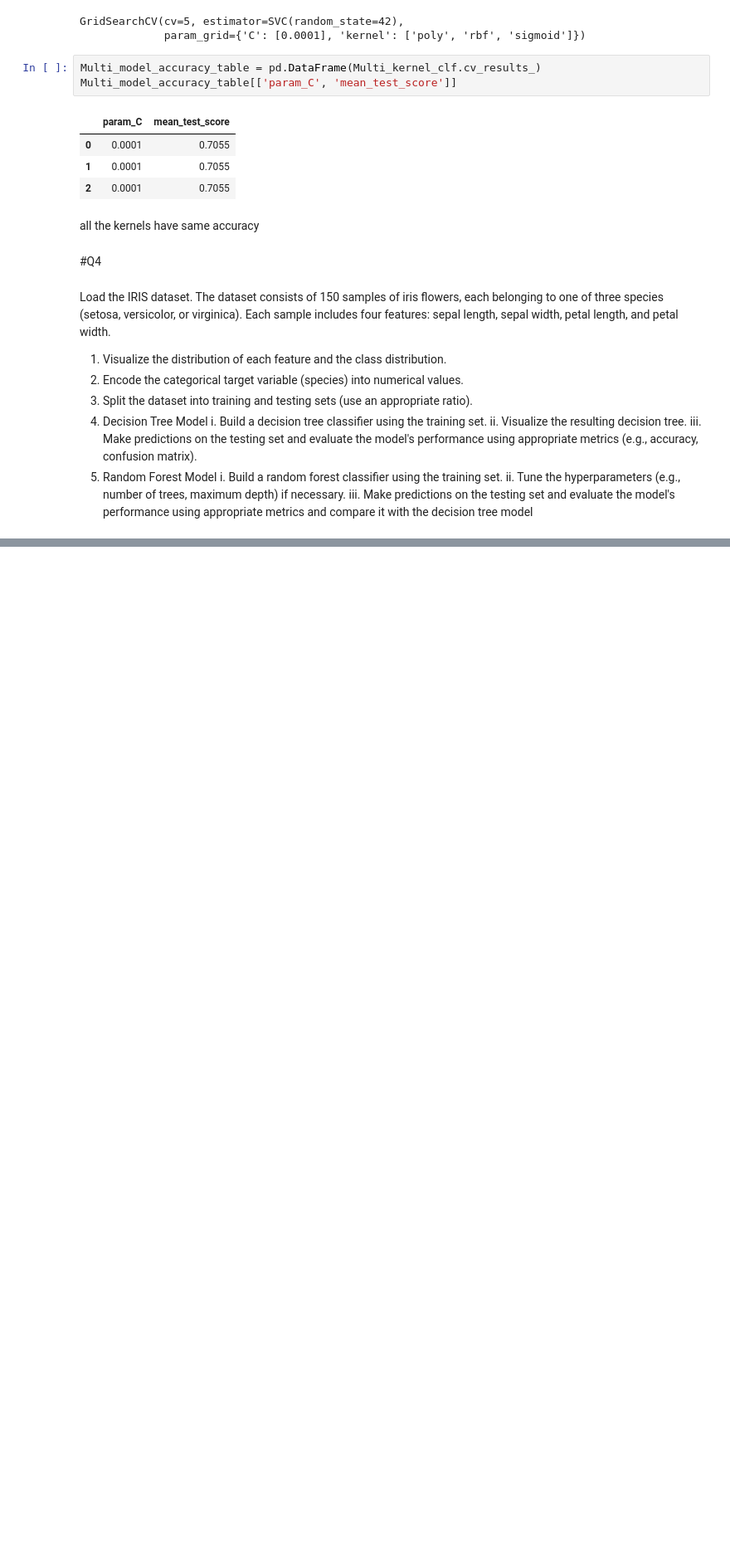
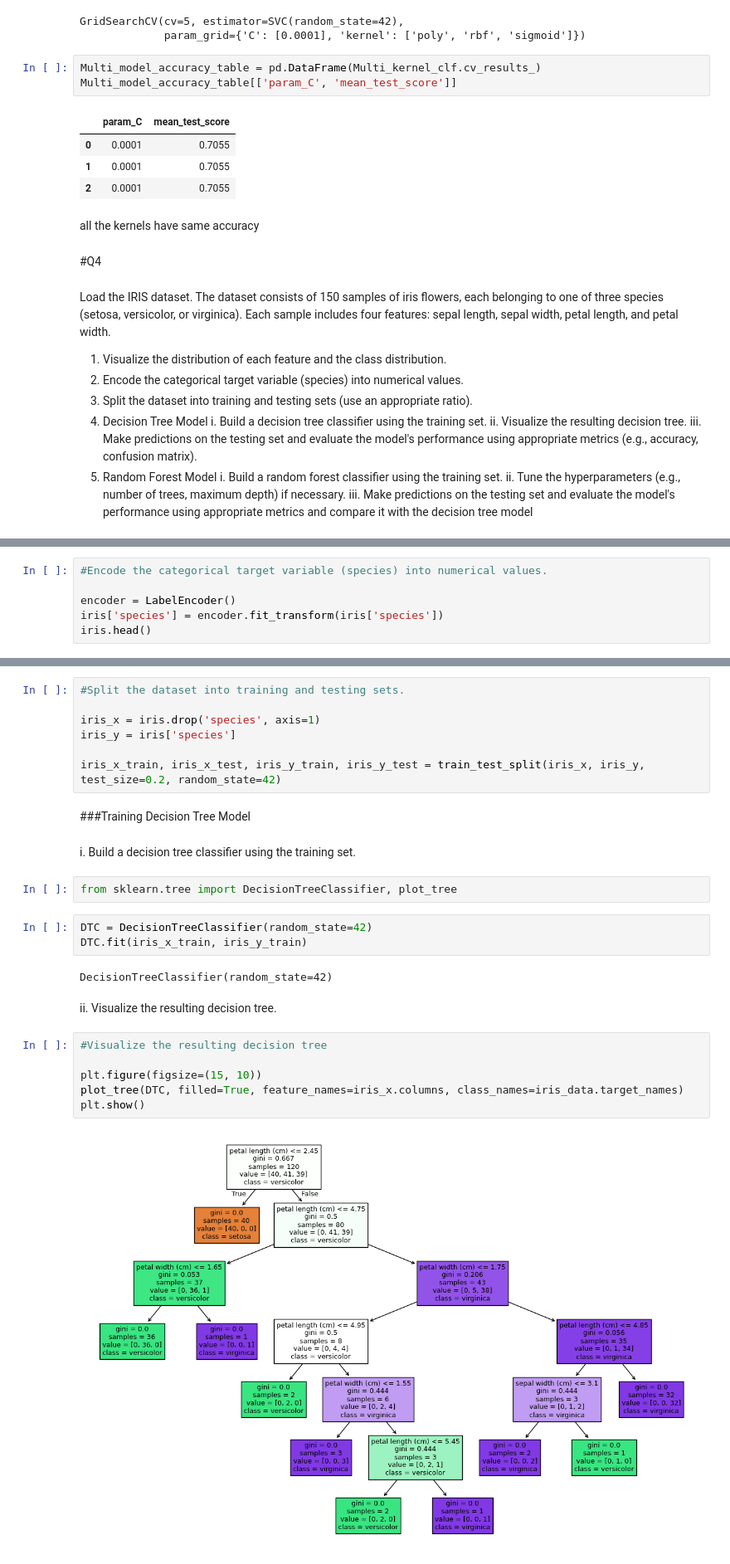
Before and after one commit to gauravraidata/IITJ-projects, a Jupyter notebook: Assignment1(DP,LR,SVM,RF).ipynb, the cells around one changed output, grey strips where cells are left out. Shown at 83% size. Cells and saved outputs as stored; diff of their text form; blank space fills up the shorter version.

```diff
--- a/Assignment1(DP,LR,SVM,RF).ipynb
+++ b/Assignment1(DP,LR,SVM,RF).ipynb
@@ -1037,0 +1096,6 @@ appropriate metrics and compare it with the decision tree model
+# %%
+#Encode the categorical target variable (species) into numerical values.
+
+encoder = LabelEncoder()
+iris['species'] = encoder.fit_transform(iris['species'])
+iris.head()
@@ -1037,0 +1109,28 @@ appropriate metrics and compare it with the decision tree model
+# %%
+#Split the dataset into training and testing sets.
+
+iris_x = iris.drop('species', axis=1)
+iris_y = iris['species']
+
+iris_x_train, iris_x_test, iris_y_train, iris_y_test = train_test_split(iris_x, iris_y, test_size=0.2, random_state=42)
+# %% [markdown]
+###Training Decision Tree Model
+# %% [markdown]
+i. Build a decision tree classifier using the training set.
+# %%
+from sklearn.tree import DecisionTreeClassifier, plot_tree
+# %%
+DTC = DecisionTreeClassifier(random_state=42)
+DTC.fit(iris_x_train, iris_y_train)
+# %% [output]
+DecisionTreeClassifier(random_state=42)
+# %% [markdown]
+ii. Visualize the resulting decision tree.
+# %%
+#Visualize the resulting decision tree
+
+plt.figure(figsize=(15, 10))
+plot_tree(DTC, filled=True, feature_names=iris_x.columns, class_names=iris_data.target_names)
+plt.show()
+# %% [output]
+[figure, added]
```
Also changed, not shown: parts of 13 cells of this notebook.
